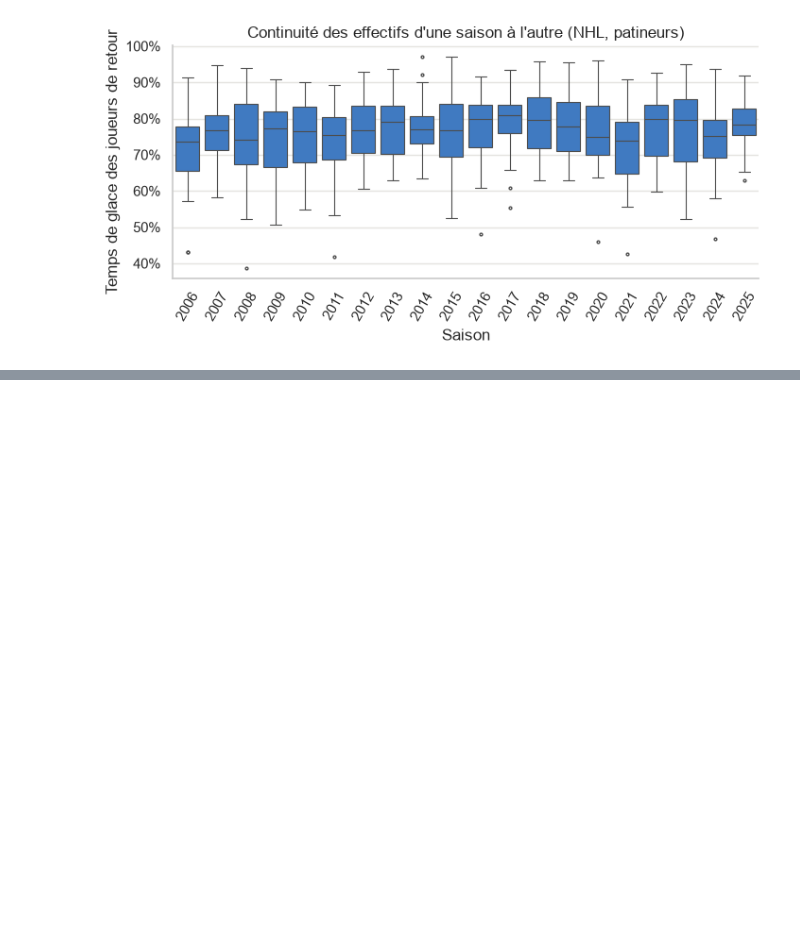
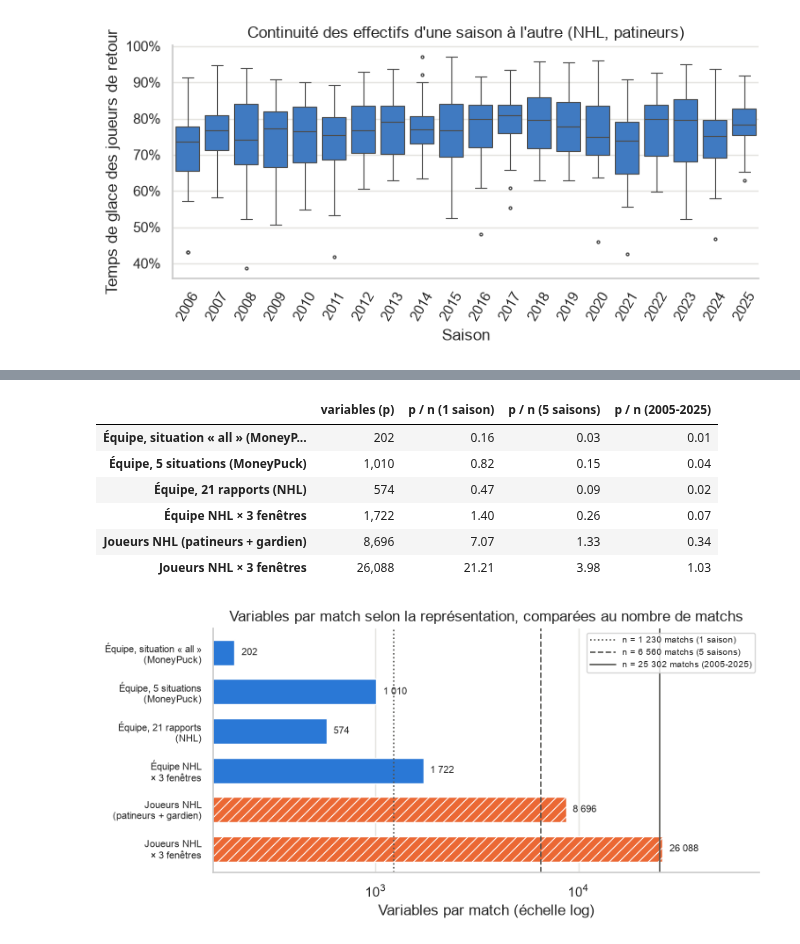
Before and after one commit to a3jeu/nhl-probabilistic-forecasting, a Jupyter notebook: notebooks/01_eda/defis_donnees.ipynb, the cells around one changed output, grey strips where cells are left out. Cells and saved outputs as stored; diff of their text form; code cells hidden in the pictures; blank space fills up the shorter version.

Commit message:
Nouvelles figures

```diff
--- a/notebooks/01_eda/defis_donnees.ipynb
+++ b/notebooks/01_eda/defis_donnees.ipynb
@@ -693,0 +753,14 @@ part.groupby("saison")["part"].describe()[["min", "50%", "max"]].T
+# %%
+n_saison = games.groupby("saison").size()
+tab_obs = pd.Series(
+    {
+        "1 saison (médiane)": n_saison.median(),
+        "1 saison (minimum, saison écourtée)": n_saison.min(),
+        "5 saisons": n_saison.sort_index().tail(5).sum(),
+        "MoneyPuck 2008-2025": n_saison.loc[2008:].sum(),
+        "NHL 2005-2025": n_saison.sum(),
+        "matchs d'une équipe dans une saison": 82,
+    },
+    name="observations (matchs)",
+).to_frame()
+tab_obs.style.format("{:,.0f}")
@@ -693,0 +782,60 @@ part.groupby("saison")["part"].describe()[["min", "50%", "max"]].T
+# %%
+FENETRES = 3  # p. ex. 5 derniers matchs, 10 derniers matchs, saison en cours
+p_joueurs = sum(habilles[e] * n_vars[("NHL", e)] for e in ("patineurs", "gardiens"))
+representations = pd.Series(
+    {
+        "Équipe, situation « all »\n(MoneyPuck)": 2 * len(mp_cols["équipes"]),
+        "Équipe, 5 situations\n(MoneyPuck)": 2 * n_vars[("MoneyPuck", "équipes")],
+        "Équipe, 21 rapports\n(NHL)": 2 * n_vars[("NHL", "équipes")],
+        "Équipe NHL\n× 3 fenêtres": 2 * n_vars[("NHL", "équipes")] * FENETRES,
+        "Joueurs NHL\n(patineurs + gardien)": 2 * p_joueurs,
+        "Joueurs NHL\n× 3 fenêtres": 2 * p_joueurs * FENETRES,
+    }
+).round()
+REF_N = {  # nombres d'observations de référence, un trait différent pour chacun
+    "1 saison": (n_saison.median(), ":"),
+    "5 saisons": (n_saison.sort_index().tail(5).sum(), "--"),
+    "2005-2025": (n_saison.sum(), "-"),
+}
+
+
+def milliers(v):
+    return f"{v:,.0f}".replace(",", " ")
+
+
+fig, ax = plt.subplots(figsize=(8, 3.6))
+y = np.arange(len(representations))[::-1]
+barres = ax.barh(y, representations.values, color=BLEU, edgecolor="white", height=0.65)
+for b, (nom, v) in zip(barres, representations.items(), strict=True):
+    if nom.startswith("Joueurs"):  # orange hachuré : représentation par joueur
+        b.set_facecolor(ORANGE)
+        b.set_hatch("///")
+    ax.text(v * 1.08, b.get_y() + b.get_height() / 2, milliers(v), va="center", fontsize=8)
+for nom, (n, ls) in REF_N.items():
+    ax.axvline(n, color=GRIS, ls=ls, lw=1.2, marker="", label=f"n = {milliers(n)} matchs ({nom})")
+ax.set_yticks(y, representations.index, fontsize=8)
+ax.set_xscale("log")
+ax.set_xlim(right=representations.max() * 3)
+ax.set(
+    xlabel="Variables par match (échelle log)",
+    title="Variables par match selon la représentation, comparées au nombre de matchs",
+)
+ax.grid(axis="y", visible=False)
+ax.legend(fontsize=7, loc="upper right")
+sauver(fig, "defis_variables_vs_observations")
+
+tab_pn = pd.DataFrame(
+    {"variables (p)": representations.values}
+    | {f"p / n ({nom})": representations.values / n for nom, (n, _) in REF_N.items()},
+    index=representations.index.str.replace("\n", " "),
+)
+tab_pn.style.format("{:.2f}").format("{:,.0f}", subset=["variables (p)"])
+# %% [output]
+|  | variables (p) | p / n (1 saison) | p / n (5 saisons) | p / n (2005-2025) |
+| Équipe, situation « all » (MoneyP... | 202 | 0.16 | 0.03 | 0.01 |
+| Équipe, 5 situations (MoneyPuck) | 1,010 | 0.82 | 0.15 | 0.04 |
+| Équipe, 21 rapports (NHL) | 574 | 0.47 | 0.09 | 0.02 |
+| Équipe NHL × 3 fenêtres | 1,722 | 1.40 | 0.26 | 0.07 |
+| Joueurs NHL (patineurs + gardien) | 8,696 | 7.07 | 1.33 | 0.34 |
+| Joueurs NHL × 3 fenêtres | 26,088 | 21.21 | 3.98 | 1.03 |
+[figure, added]
```
Also changed, not shown: parts of 20 cells of this notebook.
